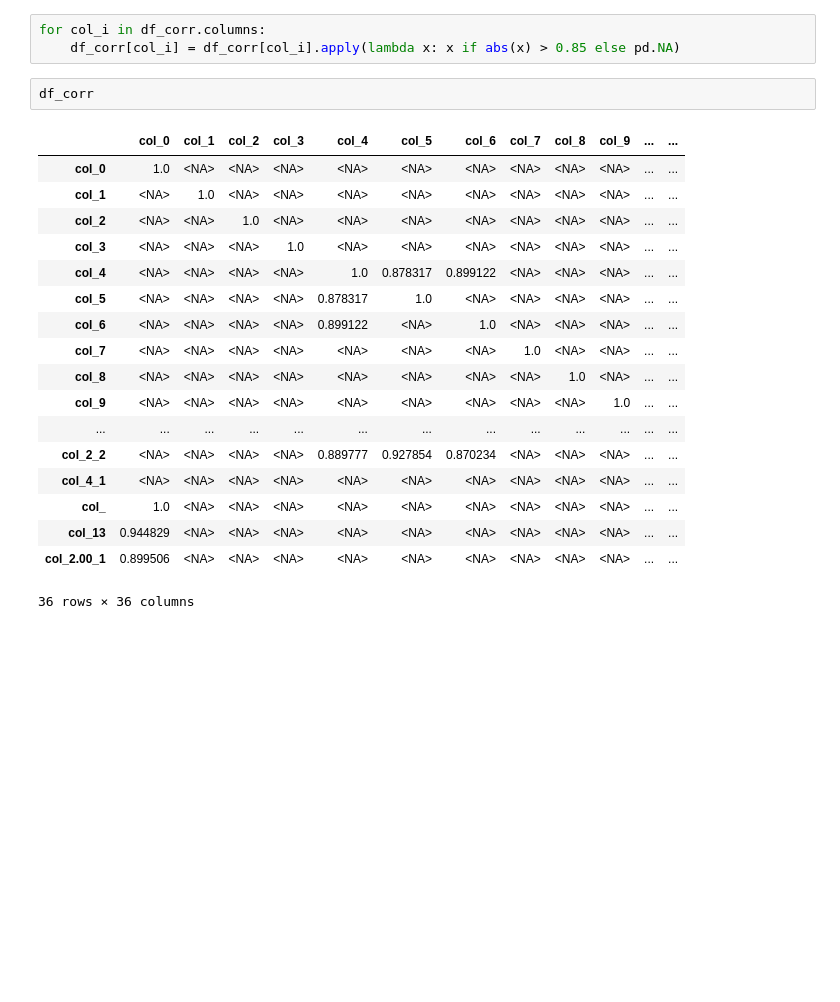
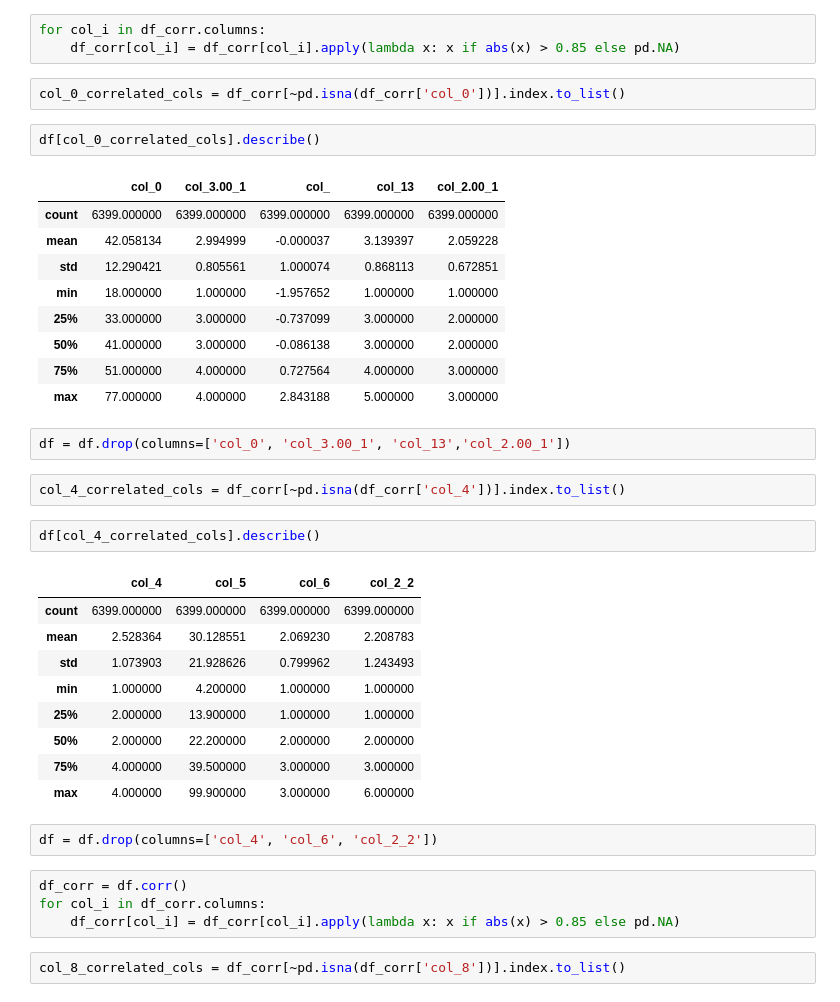
Before and after one commit to s0hei1/data_labs, a Jupyter notebook: general/0001_komari/0001_komari.ipynb, the cells around one changed output. Drawn from its saved outputs; the diff is of its cells as text; blank space fills up the shorter version.

```diff
--- a/general/0001_komari/0001_komari.ipynb
+++ b/general/0001_komari/0001_komari.ipynb
@@ -75,24 +54,41 @@ df_corr = df.corr()
 # %%
 for col_i in df_corr.columns:
     df_corr[col_i] = df_corr[col_i].apply(lambda x: x if abs(x) > 0.85 else pd.NA)
-# %%
-df_corr
-# %% [output]
-|  | col_0 | col_1 | col_2 | col_3 | col_4 | col_5 | col_6 | col_7 | col_8 | col_9 | ... | ... |
-| col_0 | 1.0 | <NA> | <NA> | <NA> | <NA> | <NA> | <NA> | <NA> | <NA> | <NA> | ... | ... |
-| col_1 | <NA> | 1.0 | <NA> | <NA> | <NA> | <NA> | <NA> | <NA> | <NA> | <NA> | ... | ... |
-| col_2 | <NA> | <NA> | 1.0 | <NA> | <NA> | <NA> | <NA> | <NA> | <NA> | <NA> | ... | ... |
-| col_3 | <NA> | <NA> | <NA> | 1.0 | <NA> | <NA> | <NA> | <NA> | <NA> | <NA> | ... | ... |
-| col_4 | <NA> | <NA> | <NA> | <NA> | 1.0 | 0.878317 | 0.899122 | <NA> | <NA> | <NA> | ... | ... |
-| col_5 | <NA> | <NA> | <NA> | <NA> | 0.878317 | 1.0 | <NA> | <NA> | <NA> | <NA> | ... | ... |
-| col_6 | <NA> | <NA> | <NA> | <NA> | 0.899122 | <NA> | 1.0 | <NA> | <NA> | <NA> | ... | ... |
-| col_7 | <NA> | <NA> | <NA> | <NA> | <NA> | <NA> | <NA> | 1.0 | <NA> | <NA> | ... | ... |
-| col_8 | <NA> | <NA> | <NA> | <NA> | <NA> | <NA> | <NA> | <NA> | 1.0 | <NA> | ... | ... |
-| col_9 | <NA> | <NA> | <NA> | <NA> | <NA> | <NA> | <NA> | <NA> | <NA> | 1.0 | ... | ... |
-| ... | ... | ... | ... | ... | ... | ... | ... | ... | ... | ... | ... | ... |
-| col_2_2 | <NA> | <NA> | <NA> | <NA> | 0.889777 | 0.927854 | 0.870234 | <NA> | <NA> | <NA> | ... | ... |
-| col_4_1 | <NA> | <NA> | <NA> | <NA> | <NA> | <NA> | <NA> | <NA> | <NA> | <NA> | ... | ... |
-| col_ | 1.0 | <NA> | <NA> | <NA> | <NA> | <NA> | <NA> | <NA> | <NA> | <NA> | ... | ... |
-| col_13 | 0.944829 | <NA> | <NA> | <NA> | <NA> | <NA> | <NA> | <NA> | <NA> | <NA> | ... | ... |
-| col_2.00_1 | 0.899506 | <NA> | <NA> | <NA> | <NA> | <NA> | <NA> | <NA> | <NA> | <NA> | ... | ... |
-36 rows × 36 columns
+# %%
+col_0_correlated_cols = df_corr[~pd.isna(df_corr['col_0'])].index.to_list()
+# %%
+df[col_0_correlated_cols].describe()
+# %% [output]
+|  | col_0 | col_3.00_1 | col_ | col_13 | col_2.00_1 |
+| count | 6399.000000 | 6399.000000 | 6399.000000 | 6399.000000 | 6399.000000 |
+| mean | 42.058134 | 2.994999 | -0.000037 | 3.139397 | 2.059228 |
+| std | 12.290421 | 0.805561 | 1.000074 | 0.868113 | 0.672851 |
+| min | 18.000000 | 1.000000 | -1.957652 | 1.000000 | 1.000000 |
+| 25% | 33.000000 | 3.000000 | -0.737099 | 3.000000 | 2.000000 |
+| 50% | 41.000000 | 3.000000 | -0.086138 | 3.000000 | 2.000000 |
+| 75% | 51.000000 | 4.000000 | 0.727564 | 4.000000 | 3.000000 |
+| max | 77.000000 | 4.000000 | 2.843188 | 5.000000 | 3.000000 |
+# %%
+df = df.drop(columns=['col_0', 'col_3.00_1', 'col_13','col_2.00_1'])
+# %%
+col_4_correlated_cols = df_corr[~pd.isna(df_corr['col_4'])].index.to_list()
+# %%
+df[col_4_correlated_cols].describe()
+# %% [output]
+|  | col_4 | col_5 | col_6 | col_2_2 |
+| count | 6399.000000 | 6399.000000 | 6399.000000 | 6399.000000 |
+| mean | 2.528364 | 30.128551 | 2.069230 | 2.208783 |
+| std | 1.073903 | 21.928626 | 0.799962 | 1.243493 |
+| min | 1.000000 | 4.200000 | 1.000000 | 1.000000 |
+| 25% | 2.000000 | 13.900000 | 1.000000 | 1.000000 |
+| 50% | 2.000000 | 22.200000 | 2.000000 | 2.000000 |
+| 75% | 4.000000 | 39.500000 | 3.000000 | 3.000000 |
+| max | 4.000000 | 99.900000 | 3.000000 | 6.000000 |
+# %%
+df = df.drop(columns=['col_4', 'col_6', 'col_2_2'])
+# %%
+df_corr = df.corr()
+for col_i in df_corr.columns:
+    df_corr[col_i] = df_corr[col_i].apply(lambda x: x if abs(x) > 0.85 else pd.NA)
+# %%
+col_8_correlated_cols = df_corr[~pd.isna(df_corr['col_8'])].index.to_list()
```
Also changed, not shown: parts of 16 cells of this notebook.
